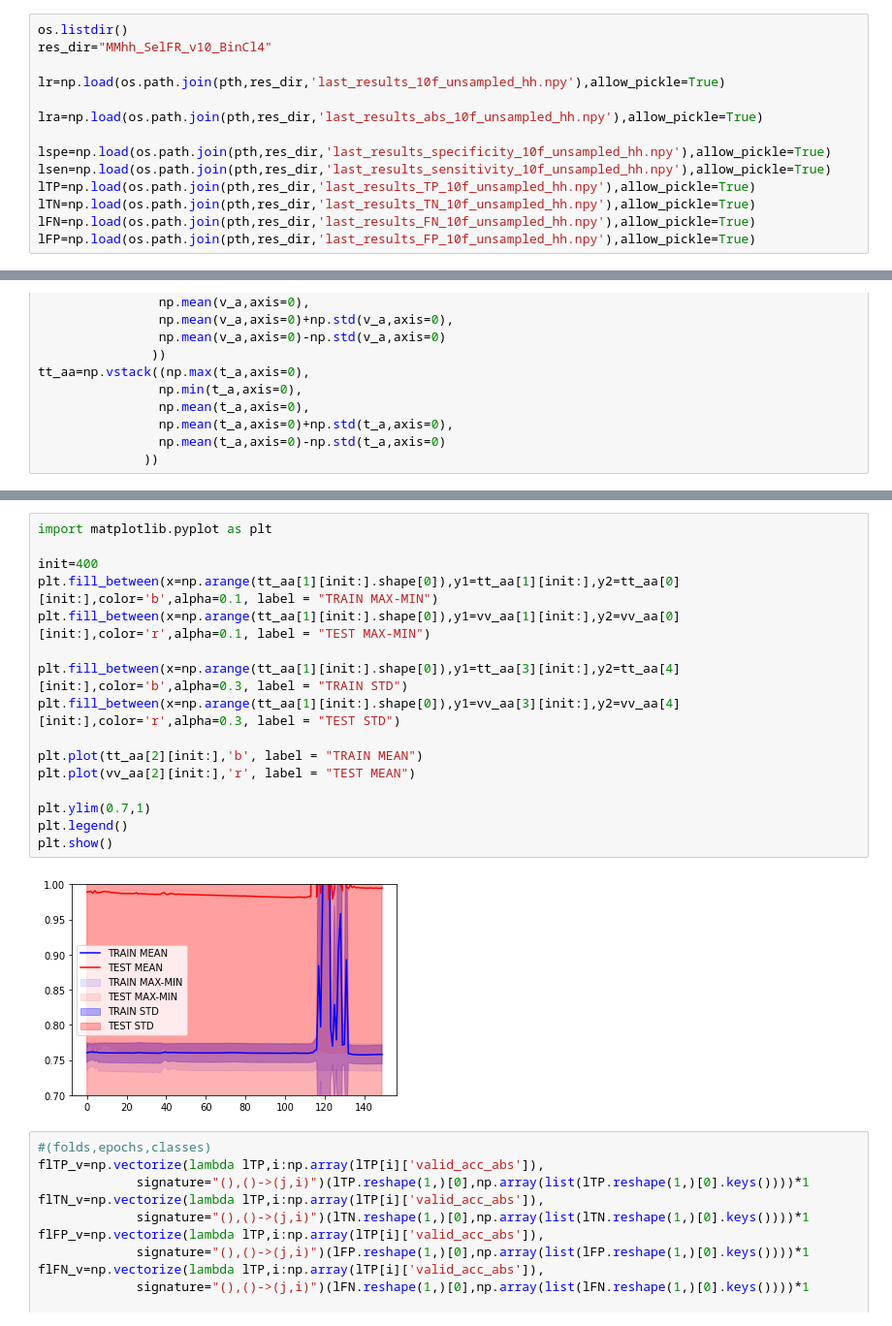
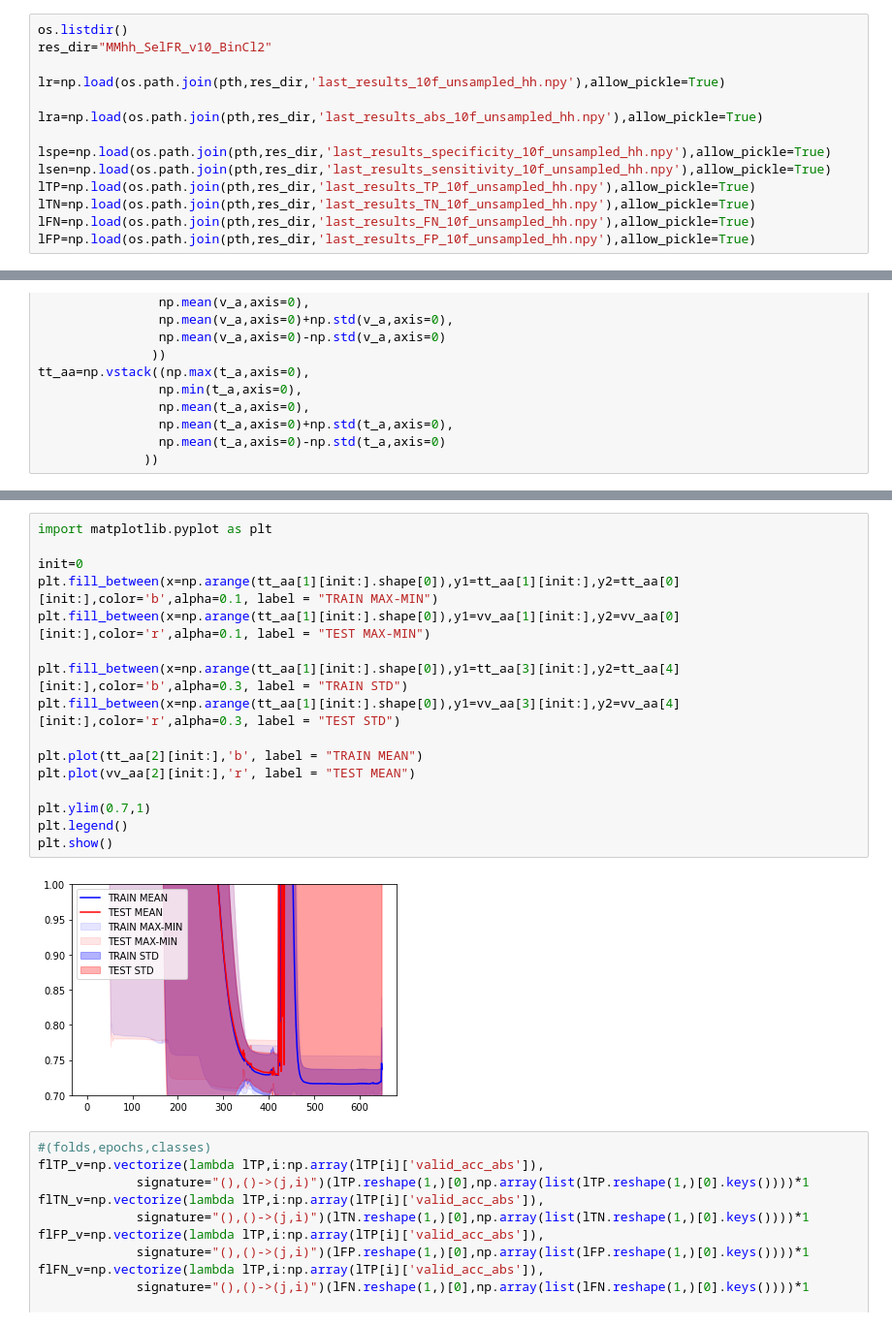
Before and after one commit to Abdigal1/LIIARPI_1, a Jupyter notebook: SLIC_GAT/SLIC_GAT_PRUEBAS.ipynb, the cells around one changed output, grey strips where cells are left out. Shown: that part at 97% size. Saved outputs shown, nothing was run; the diff lists cells and outputs as text.

```diff
--- a/SLIC_GAT/SLIC_GAT_PRUEBAS.ipynb
+++ b/SLIC_GAT/SLIC_GAT_PRUEBAS.ipynb
@@ -102,7 +94,7 @@ last_results.npy                   util.py
 Mhh_n_0/
 # %%
 os.listdir()
-res_dir="MMhh_SelFR_v10_BinCl4"
+res_dir="MMhh_SelFR_v10_BinCl2"
 
 lr=np.load(os.path.join(pth,res_dir,'last_results_10f_unsampled_hh.npy'),allow_pickle=True)
 
@@ -187,21 +179,21 @@ plt.show()
 # %%
 import matplotlib.pyplot as plt
 
-init=400
+init=0
 plt.fill_between(x=np.arange(tt_aa[1][init:].shape[0]),y1=tt_aa[1][init:],y2=tt_aa[0][init:],color='b',alpha=0.1, label = "TRAIN MAX-MIN")
 plt.fill_between(x=np.arange(tt_aa[1][init:].shape[0]),y1=vv_aa[1][init:],y2=vv_aa[0][init:],color='r',alpha=0.1, label = "TEST MAX-MIN")
 
 plt.fill_between(x=np.arange(tt_aa[1][init:].shape[0]),y1=tt_aa[3][init:],y2=tt_aa[4][init:],color='b',alpha=0.3, label = "TRAIN STD")
 plt.fill_between(x=np.arange(tt_aa[1][init:].shape[0]),y1=vv_aa[3][init:],y2=vv_aa[4][init:],color='r',alpha=0.3, label = "TEST STD")
 
 plt.plot(tt_aa[2][init:],'b', label = "TRAIN MEAN")
 plt.plot(vv_aa[2][init:],'r', label = "TEST MEAN")
 
 plt.ylim(0.7,1)
 plt.legend()
 plt.show()
 # %% [output]
-[figure, old version]
+[figure, new version]
 # %%
 #(folds,epochs,classes)
 flTP_v=np.vectorize(lambda lTP,i:np.array(lTP[i]['valid_acc_abs']),
```
Also changed, not shown: parts of 8 cells of this notebook, 39 other files.
